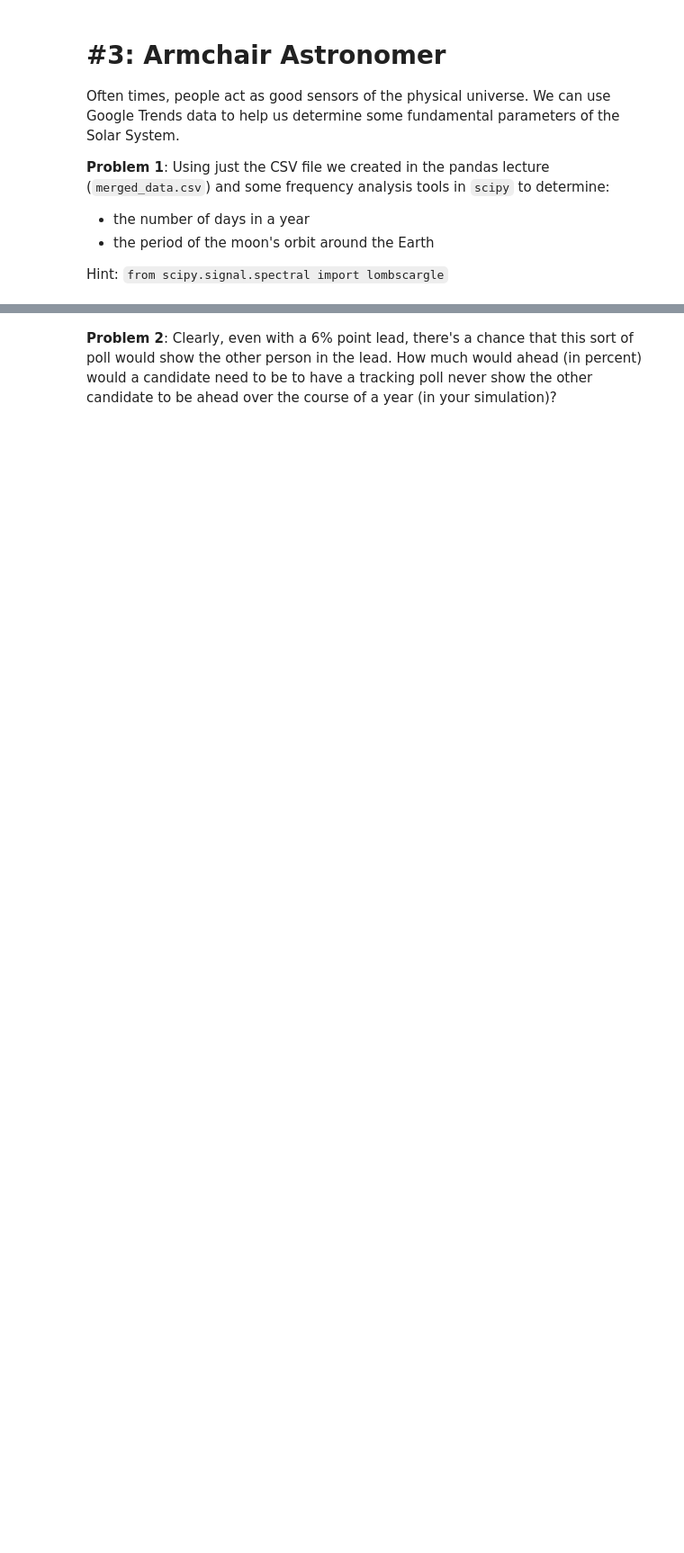
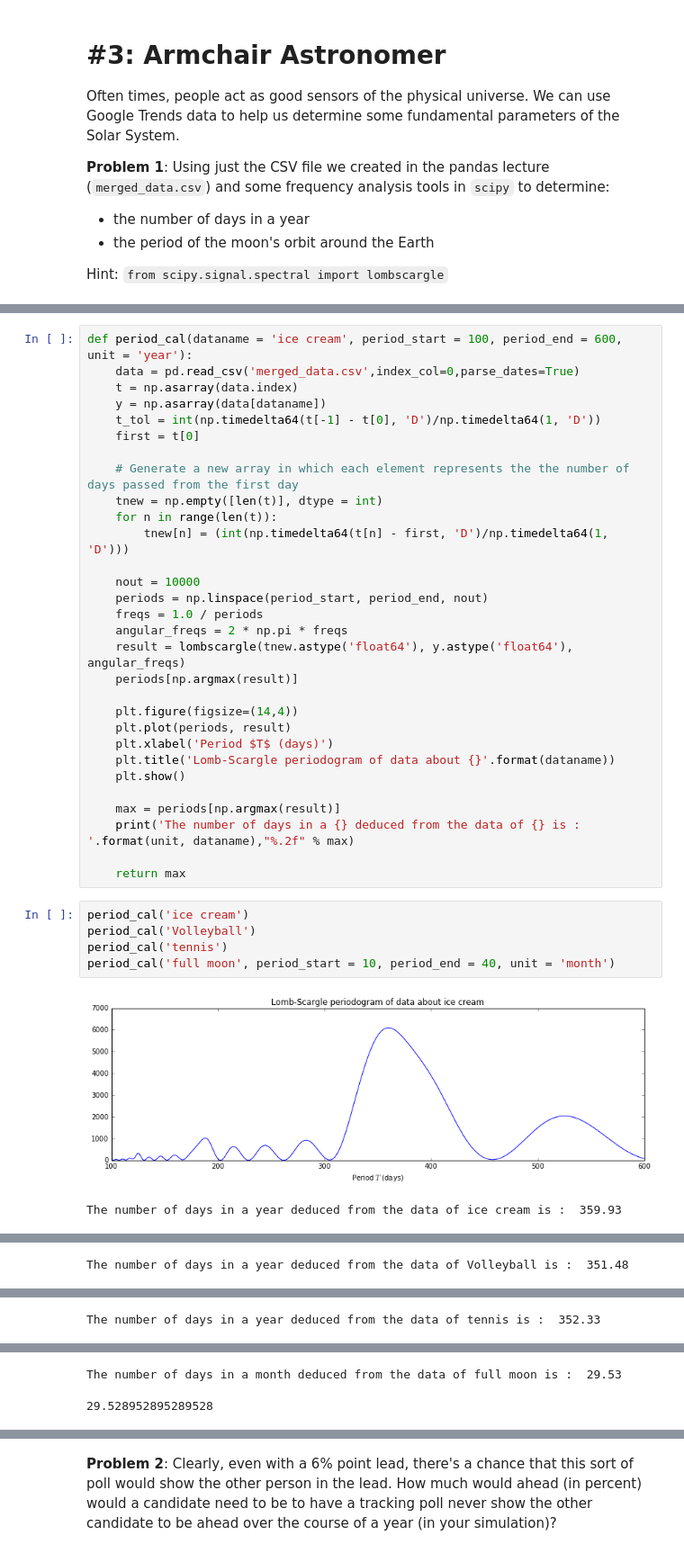
Before and after one commit to flyflyjean/python-ay250-homeworks, a Jupyter notebook: hw_1/hw_1_assignment.ipynb, the cells around one changed output, grey strips where cells are left out. Shown at 90% size. Drawn from its saved outputs; the diff is of its cells as text; blank space fills up the shorter version.

```diff
--- a/hw_1/hw_1_assignment.ipynb
+++ b/hw_1/hw_1_assignment.ipynb
@@ -349,0 +438,38 @@ Hint: `from scipy.signal.spectral import lombscargle`
+# %%
+def period_cal(dataname = 'ice cream', period_start = 100, period_end = 600, unit = 'year'):
+    data = pd.read_csv('merged_data.csv',index_col=0,parse_dates=True)
+    t = np.asarray(data.index)
+    y = np.asarray(data[dataname])
+    t_tol = int(np.timedelta64(t[-1] - t[0], 'D')/np.timedelta64(1, 'D'))
+    first = t[0]
+
+    # Generate a new array in which each element represents the the number of days passed from the first day
+    tnew = np.empty([len(t)], dtype = int)
+    for n in range(len(t)):
+        tnew[n] = (int(np.timedelta64(t[n] - first, 'D')/np.timedelta64(1, 'D')))
+
+    nout = 10000
+    periods = np.linspace(period_start, period_end, nout)
+    freqs = 1.0 / periods
+    angular_freqs = 2 * np.pi * freqs
+    result = lombscargle(tnew.astype('float64'), y.astype('float64'), angular_freqs)
+    periods[np.argmax(result)]
+
+    plt.figure(figsize=(14,4))
+    plt.plot(periods, result)
+    plt.xlabel('Period $T$ (days)')
+    plt.title('Lomb-Scargle periodogram of data about {}'.format(dataname))
+    plt.show()
+
+    max = periods[np.argmax(result)]
+    print('The number of days in a {} deduced from the data of {} is : '.format(unit, dataname),"%.2f" % max)
+
+    return max
+# %%
+period_cal('ice cream')
+period_cal('Volleyball')
+period_cal('tennis')
+period_cal('full moon', period_start = 10, period_end = 40, unit = 'month')
+# %% [output]
+[figure, added]
+The number of days in a year deduced from the data of ice cream is :  359.93
@@ -349,0 +477 @@ Hint: `from scipy.signal.spectral import lombscargle`
+The number of days in a year deduced from the data of Volleyball is :  351.48
@@ -349,0 +479 @@ Hint: `from scipy.signal.spectral import lombscargle`
+The number of days in a year deduced from the data of tennis is :  352.33
@@ -350,3 +481,5 @@ Hint: `from scipy.signal.spectral import lombscargle`
+The number of days in a month deduced from the data of full moon is :  29.53
+29.528952895289528
 # %% [markdown]
 # #4: Reproducing some insights about the Election
 
```
Also changed, not shown: parts of 30 cells of this notebook.
